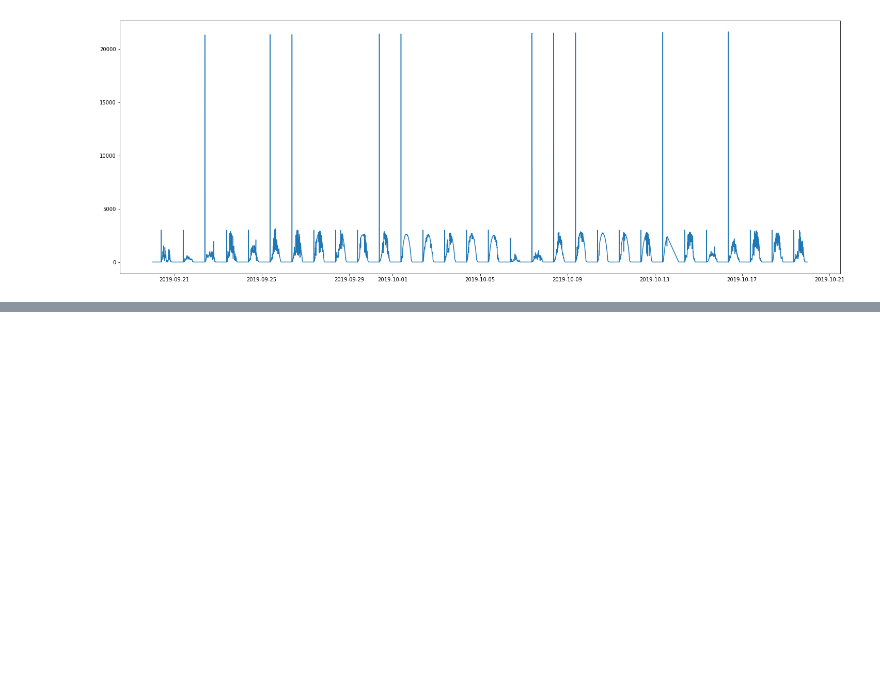
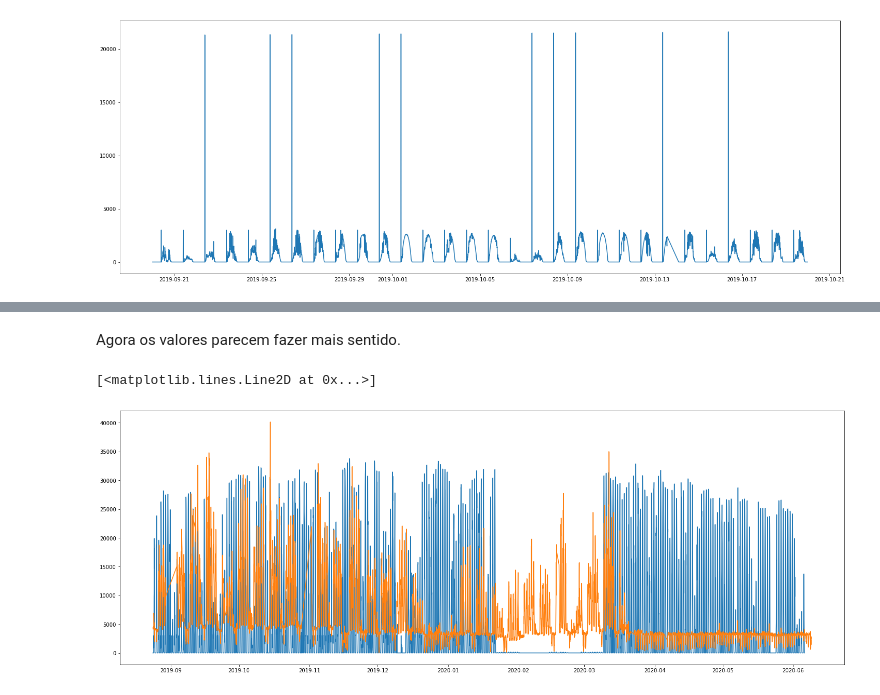
Before and after one commit to leogargitter/cice_analise_de_series_temporais, a Jupyter notebook: paineis_solares_antigos/paineis_solares_antigos.ipynb, the cells around one changed output, grey strips where cells are left out. Saved outputs shown, nothing was run; the diff lists cells and outputs as text; code cells hidden in the pictures; blank space fills up the shorter version.

```diff
--- a/paineis_solares_antigos/paineis_solares_antigos.ipynb
+++ b/paineis_solares_antigos/paineis_solares_antigos.ipynb
@@ -76,0 +127,13 @@ plt.plot(df_solar.truncate('2019-09-20','2019-10-20'))
+# %% [markdown]
+Agora os valores parecem fazer mais sentido.
+# %%
+hourly_data_solar = df_solar.resample('H').sum()
+hourly_data_solar['Value'] = hourly_data_solar['Value']
+hourly_data_solar = hourly_data_solar.truncate('2019-08-24','2020-06-09')
+df_pk = df_pk.truncate('2019-08-24','2020-06-09')
+plt.figure(figsize=(25,9))
+plt.plot(hourly_data_solar)
+plt.plot(df_pk)
+# %% [output]
+[<matplotlib.lines.Line2D at 0x...>]
+[figure, added]
```
Also changed, not shown: parts of 23 cells of this notebook, 8 other files.
